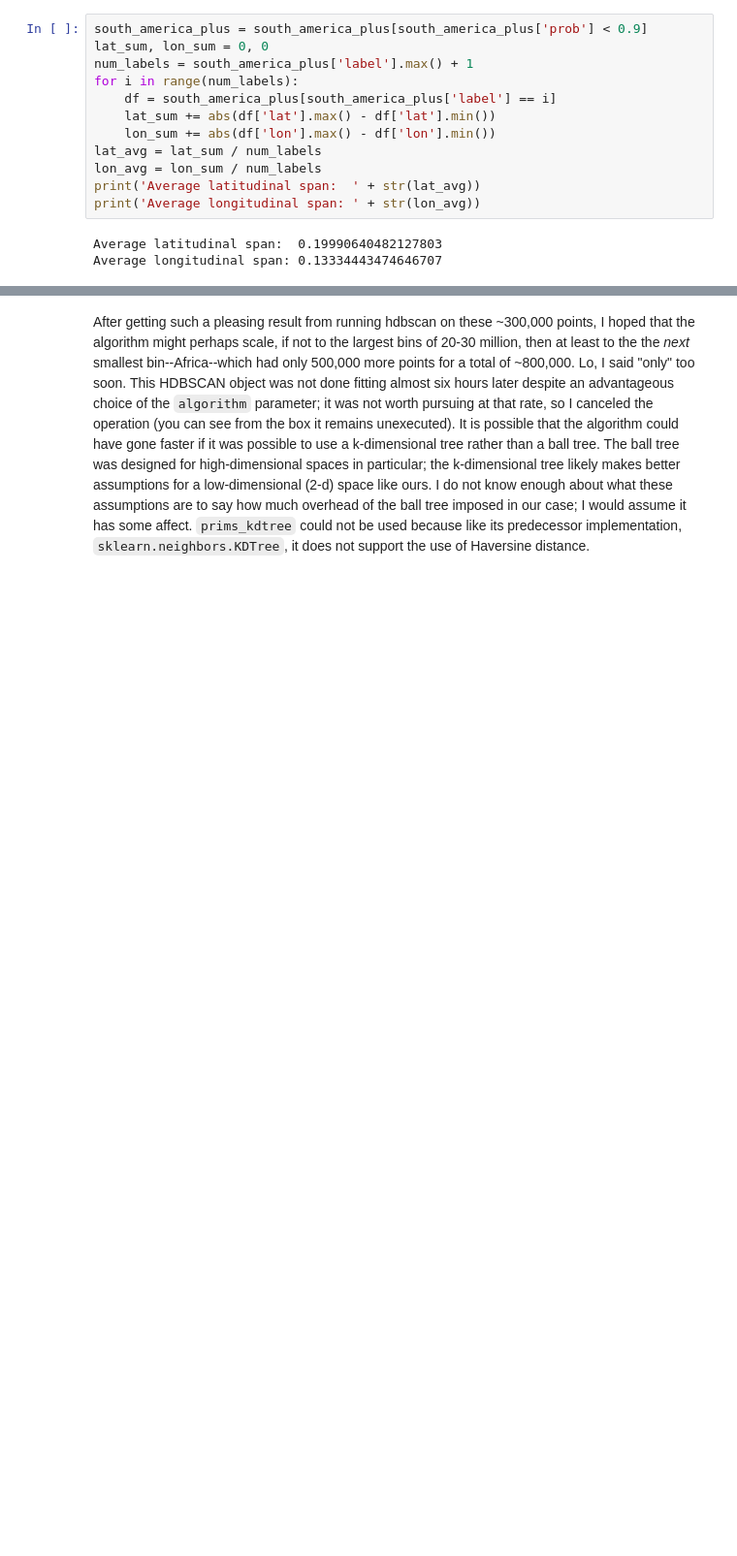
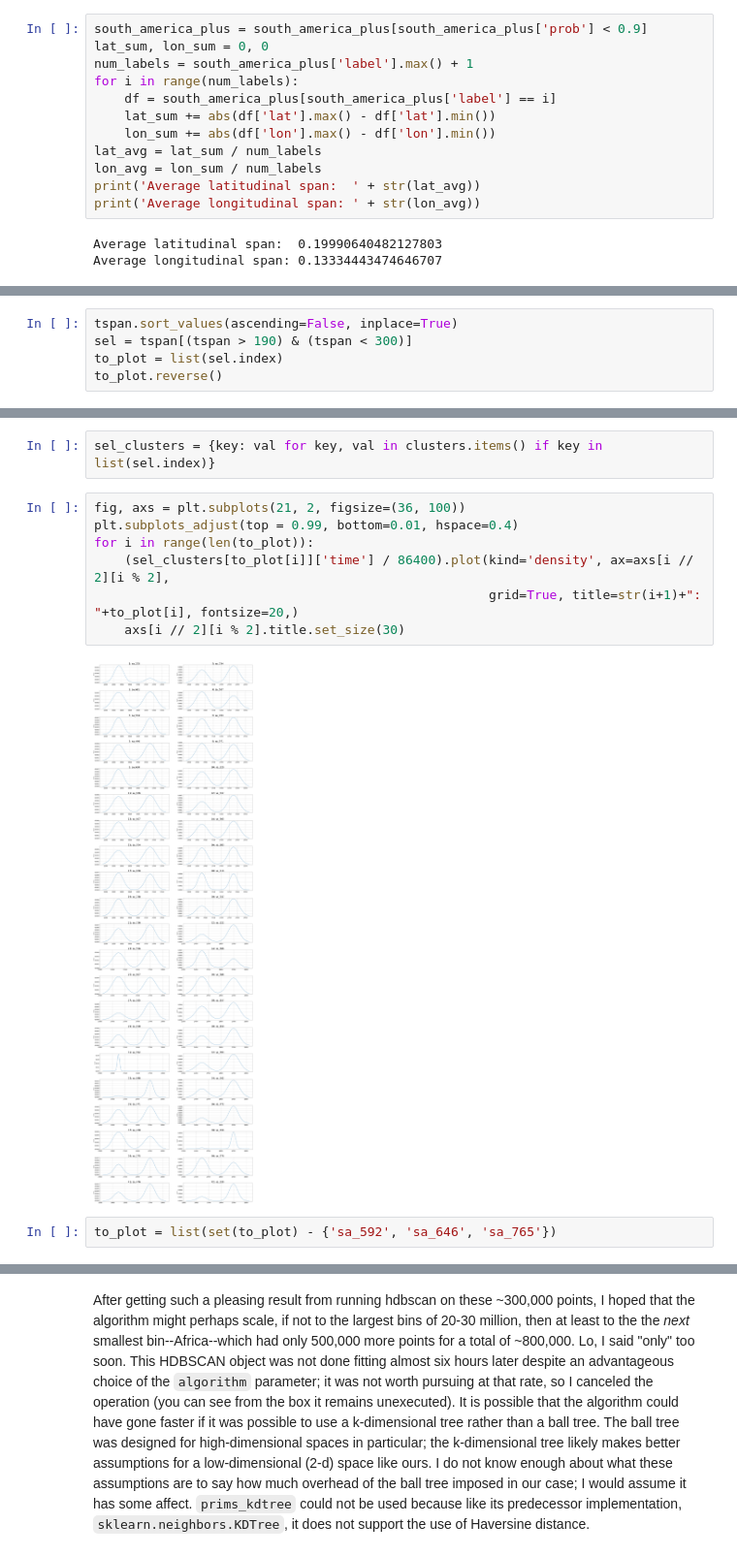
Before and after one commit to shlomenu/Phys18Conf_1, a Jupyter notebook: data-prep.ipynb, the cells around one changed output, grey strips where cells are left out. Shown at 97% size. Saved outputs shown, nothing was run; the diff lists cells and outputs as text; blank space fills up the shorter version.

```diff
--- a/data-prep.ipynb
+++ b/data-prep.ipynb
@@ -527,0 +547,5 @@ Median longitudinal span: 0.008310000000001594
+# %%
+tspan.sort_values(ascending=False, inplace=True)
+sel = tspan[(tspan > 190) & (tspan < 300)]
+to_plot = list(sel.index)
+to_plot.reverse()
@@ -527,0 +616,13 @@ Median longitudinal span: 0.008310000000001594
+# %%
+sel_clusters = {key: val for key, val in clusters.items() if key in list(sel.index)}
+# %%
+fig, axs = plt.subplots(21, 2, figsize=(36, 100))
+plt.subplots_adjust(top = 0.99, bottom=0.01, hspace=0.4)
+for i in range(len(to_plot)):
+    (sel_clusters[to_plot[i]]['time'] / 86400).plot(kind='density', ax=axs[i // 2][i % 2],
+                                                    grid=True, title=str(i+1)+": "+to_plot[i], fontsize=20,)
+    axs[i // 2][i % 2].title.set_size(30)
+# %% [output]
+[figure, added]
+# %%
+to_plot = list(set(to_plot) - {'sa_592', 'sa_646', 'sa_765'})
```
Also changed, not shown: parts of 22 cells of this notebook.
